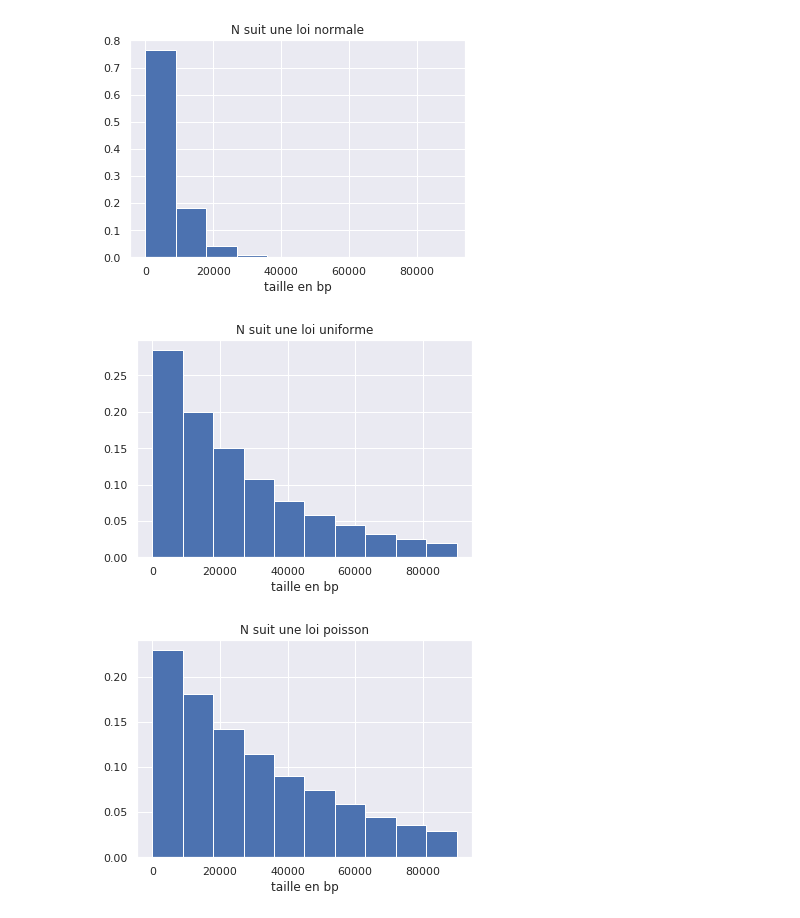
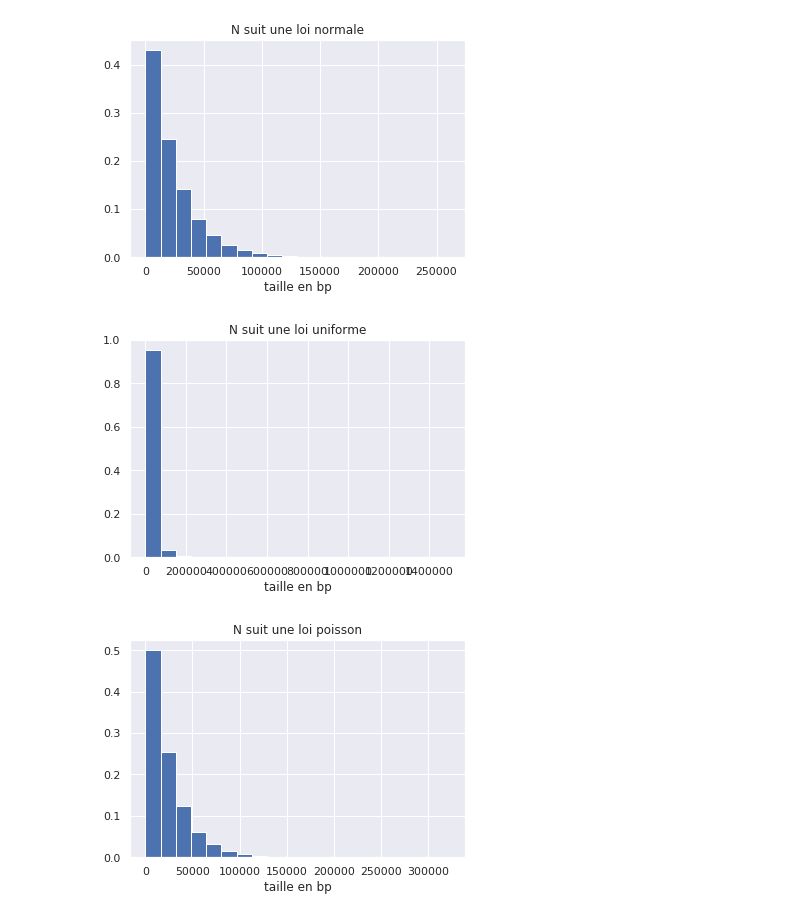
Before and after one commit to aminaghoul/reads_seq, a Jupyter notebook: generer_normale.ipynb, the cells around one changed output. Cells and saved outputs as stored; diff of their text form; code cells hidden in the pictures.

```diff
--- a/generer_normale.ipynb
+++ b/generer_normale.ipynb
@@ -289,21 +290,21 @@ def fracture(echantillons, n=65952, sigma=100, loi='normale'):
 # %%
 sns.set(color_codes=True)
 # sns.distplot(fragments, kde=False, rug=False)
 # plt.show()
 
-taille_genome = 2543000
-nombre_morceaux = 409995
-seuil = 90000
+taille_genome =1500000
+nombre_morceaux = 65603
+seuil = 80000
 
 for loi in lois:
     fragments = list(chain.from_iterable(fracture([taille_genome] * 1000, nombre_morceaux, loi=loi)))
-    fragments = [x for x in fragments if x < seuil]
+    #fragments = [x for x in fragments if x < seuil]
     weights = np.ones_like(fragments) / float(len(fragments))
     plt.xlabel('taille en bp')
     plt.title('N suit une loi %s' %loi)
-    plt.hist(fragments, bins=10, weights=weights)
+    plt.hist(fragments, bins=20, weights=weights)
     plt.show()
 # %% [output]
-[figure, old version]
+[figure, new version]
-[figure, old version]
+[figure, new version]
-[figure, old version]
+[figure, new version]
```
Also changed, not shown: parts of 7 cells of this notebook.
